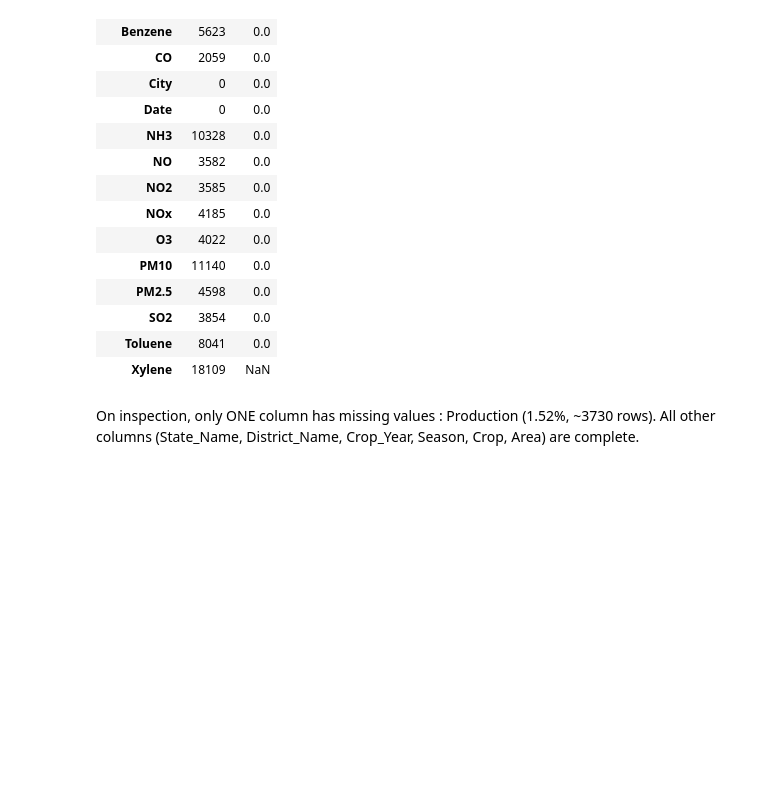
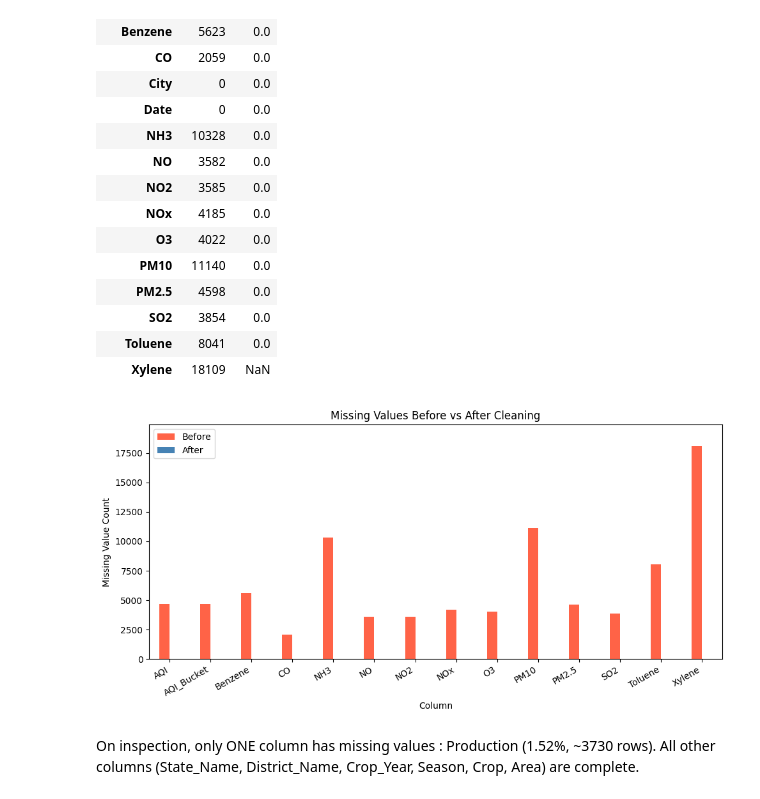
Before and after one commit to Bhagyasreeroy/ML-lab-2547118, a Jupyter notebook: LAB1/Lab1.ipynb, the cells around one changed output. Saved outputs shown, nothing was run; the diff lists cells and outputs as text; code cells hidden in the pictures; blank space fills up the shorter version.

```diff
--- a/LAB1/Lab1.ipynb
+++ b/LAB1/Lab1.ipynb
@@ -621,6 +621,25 @@ comparison
 | SO2 | 3854 | 0.0 |
 | Toluene | 8041 | 0.0 |
 | Xylene | 18109 | NaN |
+# %%
+comparison_filtered = comparison[comparison['Before'] > 0].fillna(0)
+
+comparison_filtered[['Before', 'After']].plot(
+    kind='bar',
+    figsize=(10, 5),
+    color=['tomato', 'steelblue'],
+    ylim=(0, comparison_filtered['Before'].max() * 1.1)
+)
+
+plt.title('Missing Values Before vs After Cleaning')
+plt.xlabel('Column')
+plt.ylabel('Missing Value Count')
+plt.xticks(rotation=30, ha='right')
+plt.legend()
+plt.tight_layout()
+plt.show()
+# %% [output]
+[figure, added]
 # %% [markdown]
 On inspection, only ONE column has missing values : Production (1.52%, ~3730 rows).
 All other columns (State_Name, District_Name, Crop_Year, Season, Crop, Area) are complete.
```
Also changed, not shown: parts of 32 cells of this notebook, 25 other files.
